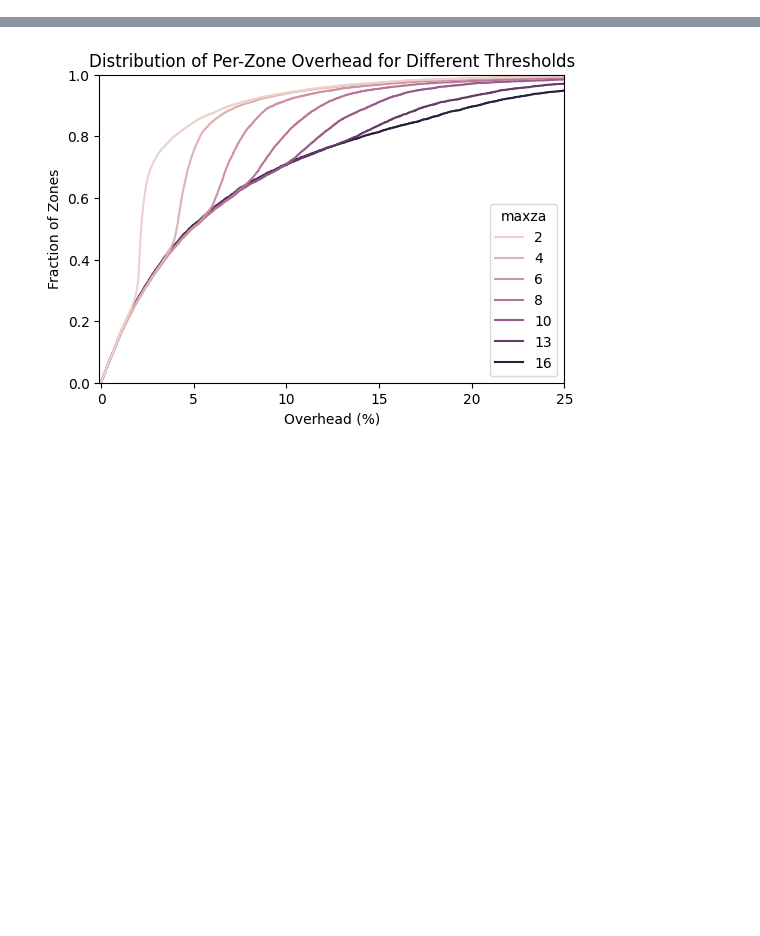
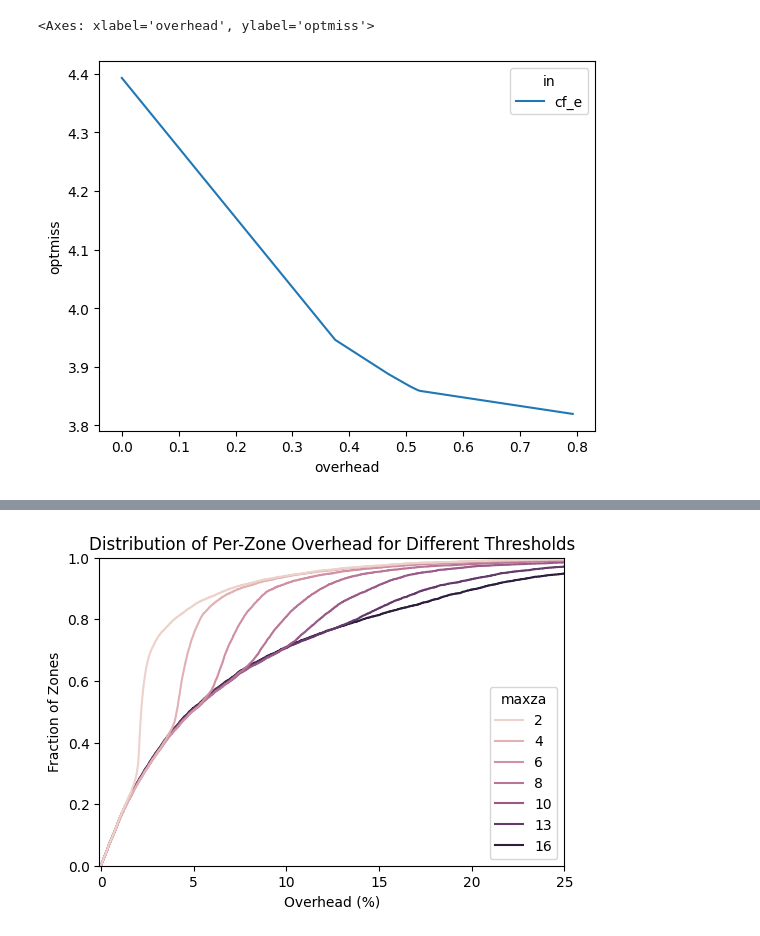
Before and after one commit to IsaacKhor/speculative_revalidation, a Jupyter notebook: analysis/zone_dist.ipynb, the cells around one changed output, grey strips where cells are left out. Saved outputs shown, nothing was run; the diff lists cells and outputs as text; code cells hidden in the pictures; blank space fills up the shorter version.

```diff
--- a/analysis/zone_dist.ipynb
+++ b/analysis/zone_dist.ipynb
@@ -13,6 +13,17 @@ conn = duckdb.connect()
 @functools.lru_cache(maxsize=1024)
 def q(query: str):
     return conn.execute(query).df()
+import matplotlib.pylab as pylab
+params = {
+    'legend.fontsize': 'large',
+    'figure.figsize': (6, 4),
+    'axes.labelsize': 'large',
+    'axes.titlesize':'large',
+    'xtick.labelsize':'large',
+    'ytick.labelsize':'large',
+    # 'title.fontsize': 'x-large',
+}
+pylab.rcParams.update(params)
 # %%
 with open('results/zonestats_r10_maxza/_r10cfg.pkl', 'rb') as f:
     cfgs = pickle.load(f)
@@ -129,0 +140,5 @@ plt.show()
+# %%
+sns.lineplot(data=bothof2(0.8), x='overhead', y='optmiss', hue='in')
+# %% [output]
+<Axes: xlabel='overhead', ylabel='optmiss'>
+[figure, added]
```
Also changed, not shown: parts of 12 cells of this notebook, 12 other files.
